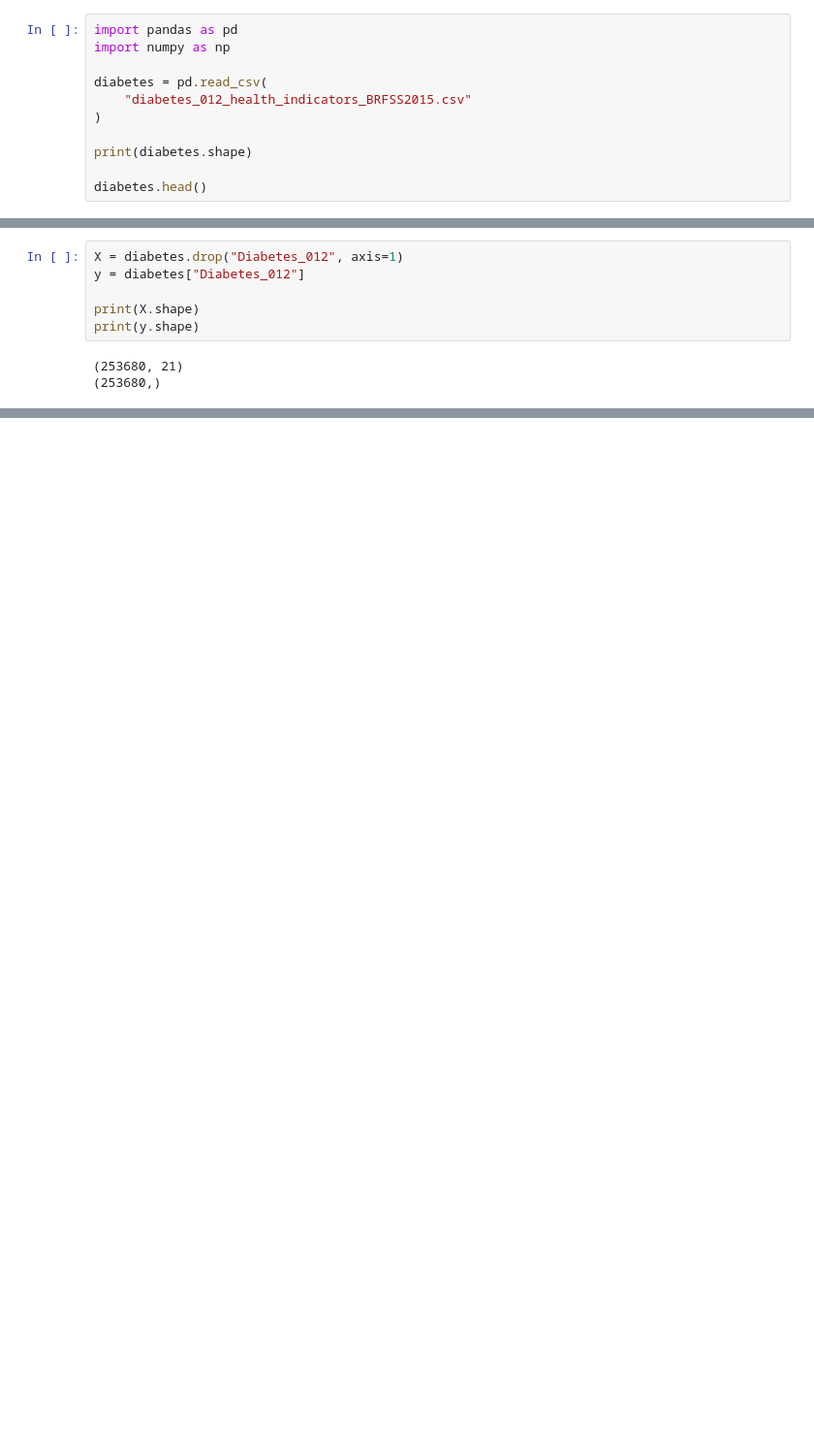
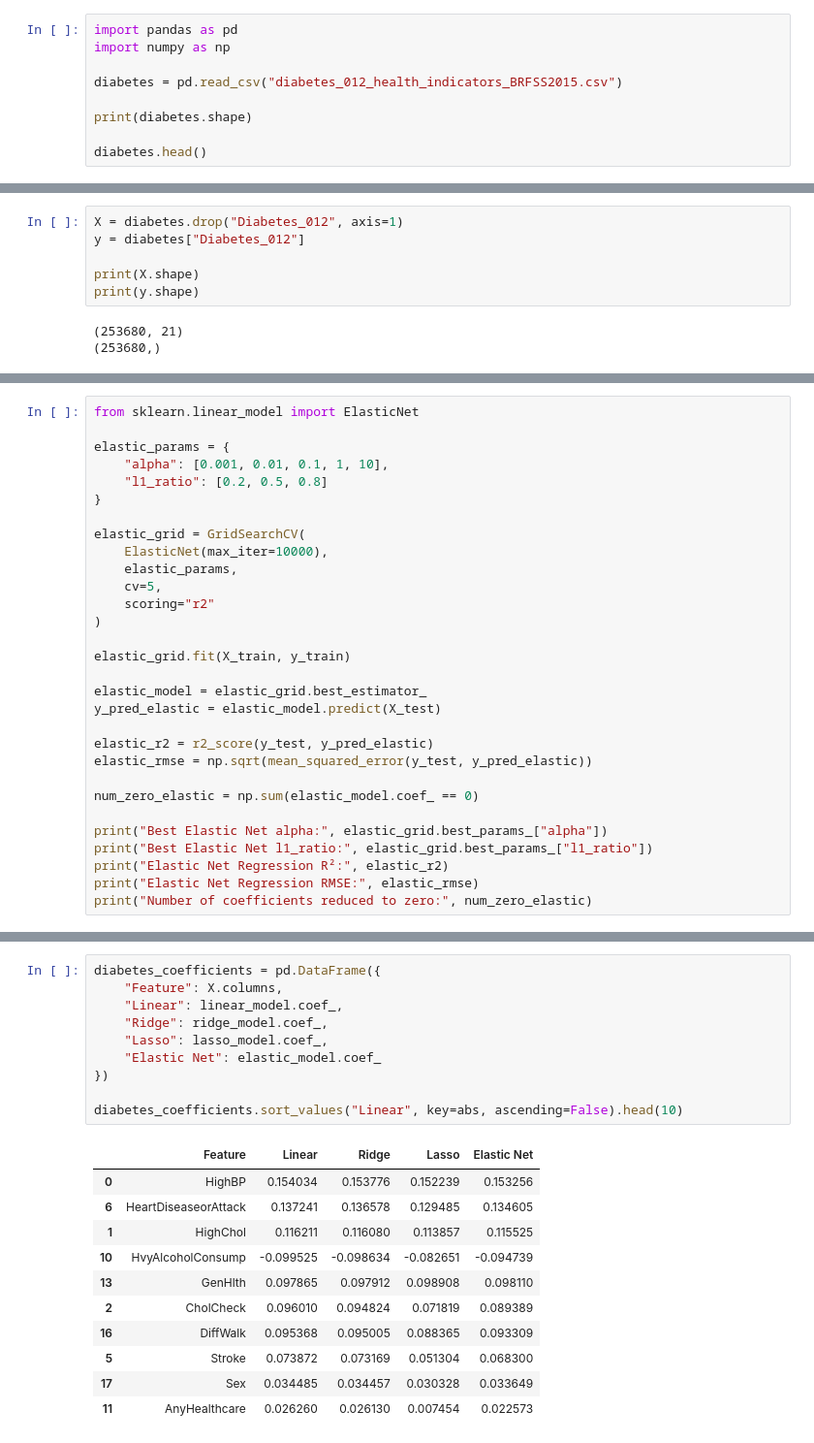
Before and after one commit to bharadv1/799DataScienceCapstone, a Jupyter notebook: Wk2-JupyterNotebook-Bharadwaj.ipynb, the cells around one changed output, grey strips where cells are left out. Shown at 97% size. Saved outputs shown, nothing was run; the diff lists cells and outputs as text; blank space fills up the shorter version.

```diff
--- a/Wk2-JupyterNotebook-Bharadwaj.ipynb
+++ b/Wk2-JupyterNotebook-Bharadwaj.ipynb
@@ -10,9 +10,7 @@ The objective of this analysis is to determine whether regularization improves m
 import pandas as pd
 import numpy as np
 
-diabetes = pd.read_csv(
-    "diabetes_012_health_indicators_BRFSS2015.csv"
-)
+diabetes = pd.read_csv("diabetes_012_health_indicators_BRFSS2015.csv")
 
 print(diabetes.shape)
 
@@ -309,0 +147,30 @@ Across all models, the strongest predictors of diabetes status remained HighBP,
+# %%
+from sklearn.linear_model import ElasticNet
+
+elastic_params = {
+    "alpha": [0.001, 0.01, 0.1, 1, 10],
+    "l1_ratio": [0.2, 0.5, 0.8]
+}
+
+elastic_grid = GridSearchCV(
+    ElasticNet(max_iter=10000),
+    elastic_params,
+    cv=5,
+    scoring="r2"
+)
+
+elastic_grid.fit(X_train, y_train)
+
+elastic_model = elastic_grid.best_estimator_
+y_pred_elastic = elastic_model.predict(X_test)
+
+elastic_r2 = r2_score(y_test, y_pred_elastic)
+elastic_rmse = np.sqrt(mean_squared_error(y_test, y_pred_elastic))
+
+num_zero_elastic = np.sum(elastic_model.coef_ == 0)
+
+print("Best Elastic Net alpha:", elastic_grid.best_params_["alpha"])
+print("Best Elastic Net l1_ratio:", elastic_grid.best_params_["l1_ratio"])
+print("Elastic Net Regression R²:", elastic_r2)
+print("Elastic Net Regression RMSE:", elastic_rmse)
+print("Number of coefficients reduced to zero:", num_zero_elastic)
@@ -309,0 +205,22 @@ Across all models, the strongest predictors of diabetes status remained HighBP,
+# %%
+diabetes_coefficients = pd.DataFrame({
+    "Feature": X.columns,
+    "Linear": linear_model.coef_,
+    "Ridge": ridge_model.coef_,
+    "Lasso": lasso_model.coef_,
+    "Elastic Net": elastic_model.coef_
+})
+
+diabetes_coefficients.sort_values("Linear", key=abs, ascending=False).head(10)
+# %% [output]
+|  | Feature | Linear | Ridge | Lasso | Elastic Net |
+| 0 | HighBP | 0.154034 | 0.153776 | 0.152239 | 0.153256 |
+| 6 | HeartDiseaseorAttack | 0.137241 | 0.136578 | 0.129485 | 0.134605 |
+| 1 | HighChol | 0.116211 | 0.116080 | 0.113857 | 0.115525 |
+| 10 | HvyAlcoholConsump | -0.099525 | -0.098634 | -0.082651 | -0.094739 |
+| 13 | GenHlth | 0.097865 | 0.097912 | 0.098908 | 0.098110 |
+| 2 | CholCheck | 0.096010 | 0.094824 | 0.071819 | 0.089389 |
+| 16 | DiffWalk | 0.095368 | 0.095005 | 0.088365 | 0.093309 |
+| 5 | Stroke | 0.073872 | 0.073169 | 0.051304 | 0.068300 |
+| 17 | Sex | 0.034485 | 0.034457 | 0.030328 | 0.033649 |
+| 11 | AnyHealthcare | 0.026260 | 0.026130 | 0.007454 | 0.022573 |
```
Also changed, not shown: parts of 73 cells of this notebook, 5 other files.
